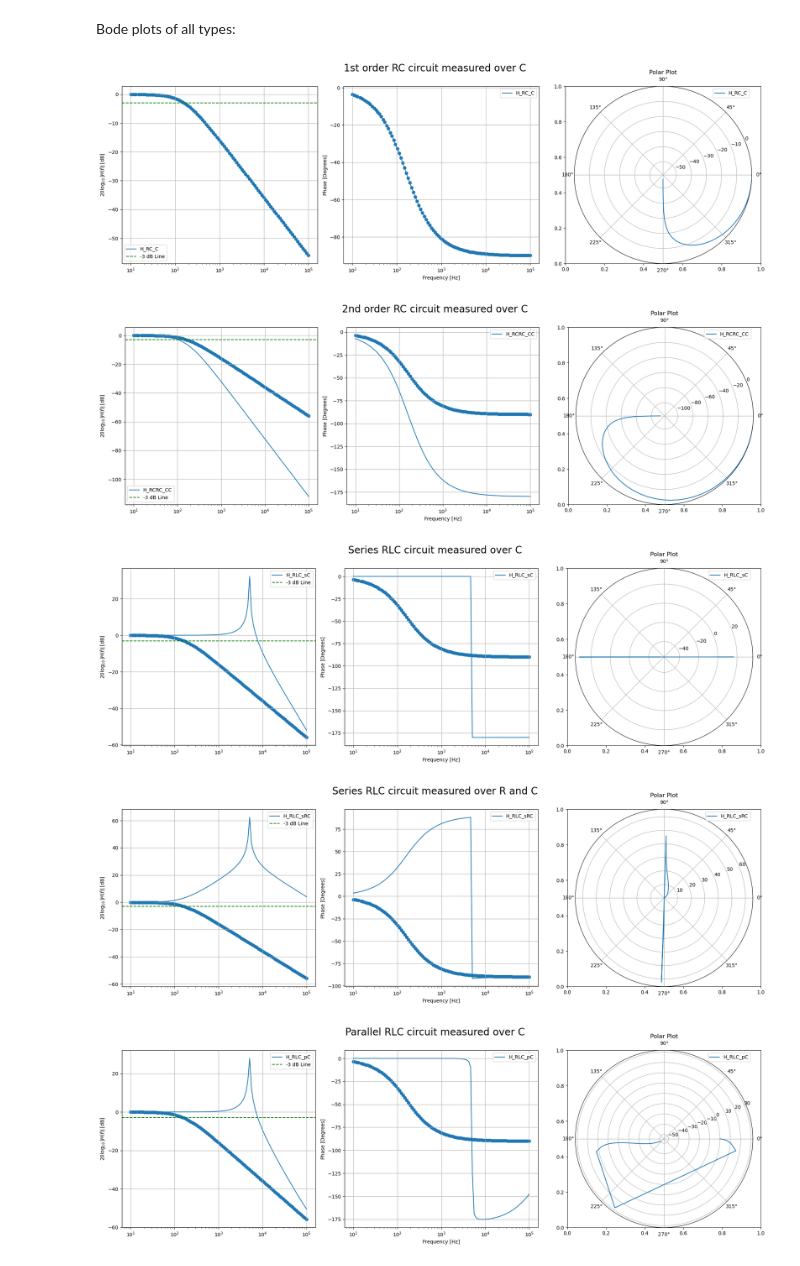
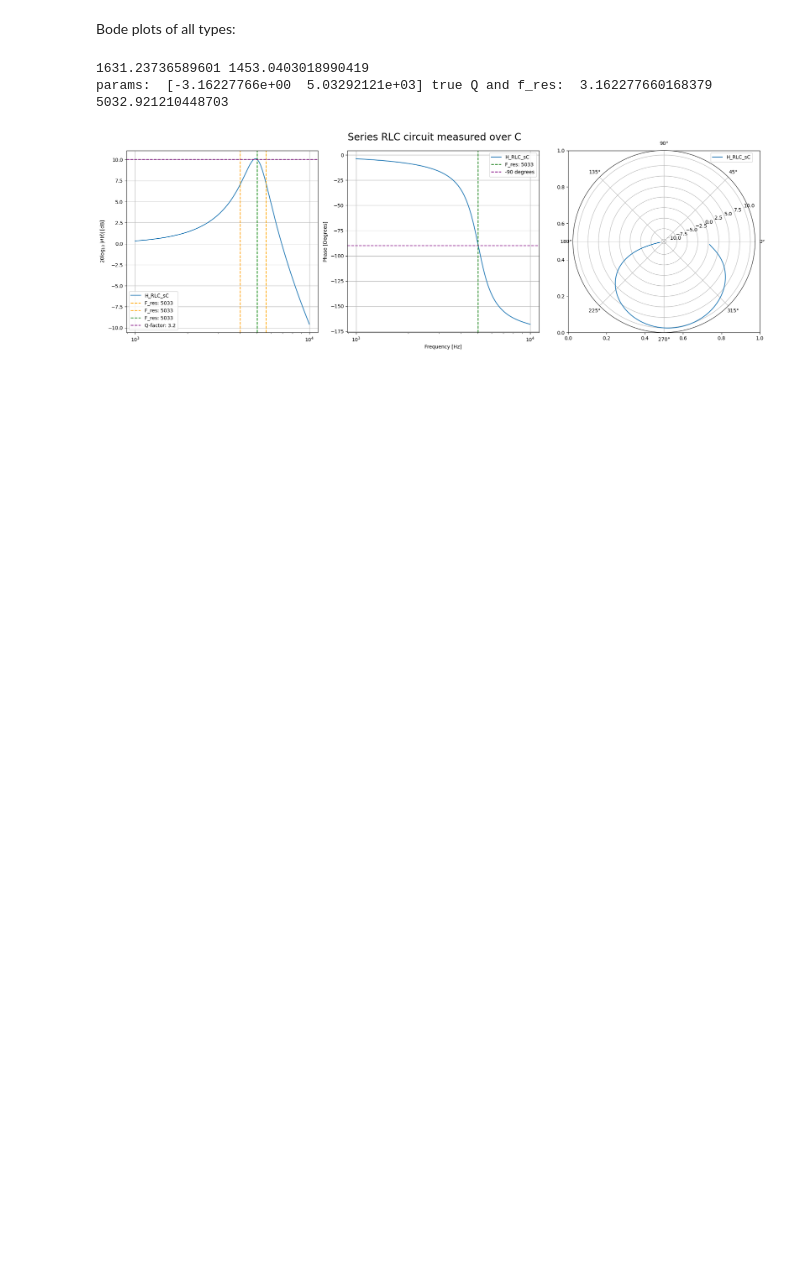
Before and after one commit to GingerBF/Git_Repository, a Jupyter notebook: PE1/Sessie_5/sessie_5_lab.ipynb, the cells around one changed output. Cells and saved outputs as stored; diff of their text form; code cells hidden in the pictures; blank space fills up the shorter version.

```diff
--- a/PE1/Sessie_5/sessie_5_lab.ipynb
+++ b/PE1/Sessie_5/sessie_5_lab.ipynb
@@ -441,14 +588,16 @@ DaqNotFoundError: Could not find an installation of NI-DAQmx. Please ensure that
 # %% [markdown]
 Theoretical:
 # %%
-duration = 3
+duration = 4
 amplitude = 5
-min_log_freq = np.log10(1 / duration)
-frequencies_unrounded = np.logspace(1, 5, 100)
-frequencies = np.unique(np.round(frequencies_unrounded))
+min_log_freq = np.log10(1/duration)
+frequencies = np.logspace(0, 5, 100)
+frequencies = np.unique(np.round(frequencies))
 frequencies = frequencies[frequencies != 0]
 
-R = 10000
+print(frequencies[:20])
+
+R = 50
 C = 1e-7
 L = 1e-2
 
@@ -457,7 +606,7 @@ t, data = daq.generateMultipleWaveforms(function='sine', frequencies=frequencies
 fft = np.fft.fft(data)
 freqs = np.fft.fftfreq(len(data), 1/daq.samplerate)
 
-H_values = H.RC_C(freqs, R, L, C)
+H_values = H.RLC_sC(freqs, R, L, C)
 filtered_fft = fft * H_values
 
 AI1_data = np.real(np.fft.ifft(filtered_fft))
@@ -478,57 +630,83 @@ H_magnitudes, H_phaseshifts = daq.getMagnitudePhase(data_theoretical, frequencie
 Bode plots of all types:
 # %%
 figscale = 0.8
-
+def model(f, Q, f_res):
+    return 1 / np.sqrt(
+        (1 - f**2 / f_res**2)**2 +
+        (f / (f_res * Q))**2
+    )
 all_list = [H.RC_C, H.RCRC_CC, H.RLC_sC, H.RLC_sRC, H.RLC_pC, H.RLC_pRL, H.RL_R, H.CL_C, H.RC_R, H.RCRC_RR, H.RLC_sL, H.RLC_sRL, H.RLC_pL, H.RLC_pRC, H.RL_L, H.CL_L, H.RLC_sR, H.RLC_sLC, H.RLC_pR, H.RLC_pLC]
 
-freqs = np.logspace(1, 5, 100)
-freqs = np.unique(np.round(freqs))
-freqs = freqs[freqs != 0]
-R = 10000
+freqs = np.logspace(3, 4, 5000)
+#freqs = np.unique(np.round(freqs))
+#freqs = freqs[freqs != 0]
+R = 100
 C = 1e-7
 L = 1e-2
 
-H_list = all_list
+omega_0 = 1 / np.sqrt(L * C)
+f_res = omega_0 / ( 2 * np.pi )
+Q = omega_0 * L / R
+delta_f = f_res / Q
 
+
+H_list = [H.RLC_sC]
 for i in range(0, len(H_list)):
     H_values = H_list[i](freqs, R, L, C)
+
+    max = np.max(20 * np.log10(np.abs(H_values)))
+
     phi_values = np.angle(H_values)
-
     fig, (ax1, ax2, ax3) = plt.subplots(1, 3, figsize=(figscale * 24, figscale * 8), gridspec_kw={'width_ratios': [2, 2, 2]})
 
-    # Plot magnitude response
+    crossings = daq.find_zero_crossings(freqs, 20 * np.log10(np.abs(H_values)) - max + 3)
+
+    print(crossings[1] - crossings[0], 10**Q)
+
+
+    initial_guess = [6, 1000]
+    params, pcov = curve_fit(model, frequencies, H_magnitudes, p0=initial_guess)
+
+    print('params: ', params, 'true Q and f_res: ', Q, f_res)
+
     ax1.plot(freqs, 20 * np.log10(np.abs(H_values)), label=f'H_{H_list[i].__name__}')
-    ax1.scatter(frequencies, 20 * np.log10(H_magnitudes))
+    #ax1.scatter(frequencies, 20 * np.log10(H_magnitudes))
     ax1.set_xscale('log')
     #ax1.set_title('Magnitude Transfer Function')
-    ax1.axhline(-3, color='green', linestyle='--', label='-3 dB Line')
+    ax1.axvline(crossings[0], color='orange', linestyle='--', label=f'F_res: {round(f_res)}')
+    ax1.axvline(crossings[1], color='orange', linestyle='--', label=f'F_res: {round(f_res)}')
+    #ax1.axhline(20 * np.log10(max * 0.707), color='pink')
+    ax1.axvline(f_res, color='green', linestyle='--', label=f'F_res: {round(f_res)}')
+    ax1.axhline(20 * np.log10(Q), color='purple', linestyle='--', label=f'Q-factor: {round(Q, 1)}')
     ax1.set_ylabel(r'$20 \log_{10}|H(f)| \, \mathrm{[dB]}$')
     ax1.legend()
     ax1.grid()
 
     # Plot phase response
     ax2.plot(freqs, np.rad2deg(phi_values), label=f'H_{H_list[i].__name__}')
-    ax2.scatter(frequencies, H_phaseshifts)
+    #ax2.scatter(frequencies, H_phaseshifts)
     ax2.set_xscale('log')
     #ax2.set_title('Phase Transfer Function')
+    ax2.axvline(f_res, color='green', linestyle='--', label=f'F_res: {round(f_res)}')
+    ax2.axhline(-90, color='purple', linestyle='--', label=f'-90 degrees')
+
     ax2.set_xlabel('Frequency [Hz]')
     ax2.set_ylabel('Phase [Degrees]')
     ax2.legend()
     ax2.grid()
 
     ax3 = plt.subplot(133, polar=True)  # Create a polar subplot
     ax3.plot(phi_values, 20 * np.log10(np.abs(H_values)), label=f'H_{H_list[i].__name__}')
     #ax3.scatter(np.deg2rad(H_phaseshifts), 20 * np.log10(H_magnitudes), label='Data Points', color='red')
-    ax3.set_title('Polar Plot')
+    #ax3.set_title(f'Polar Plot')
     ax3.legend()
 
     # Show and save the plot
     plt.suptitle(H.function_metadata[H_list[i].__name__]["description"], fontsize=20)
     plt.tight_layout()
+
     plt.show()
 # %% [output]
+1631.23736589601 1453.0403018990419
+params:  [-3.16227766e+00  5.03292121e+03] true Q and f_res:  3.162277660168379 5032.921210448703
-[figure, old version]
+[figure, new version]
-[figure, removed]
-[figure, removed]
-[figure, removed]
-[figure, removed]
```
Also changed, not shown: parts of 8 cells of this notebook, 1 other file.
